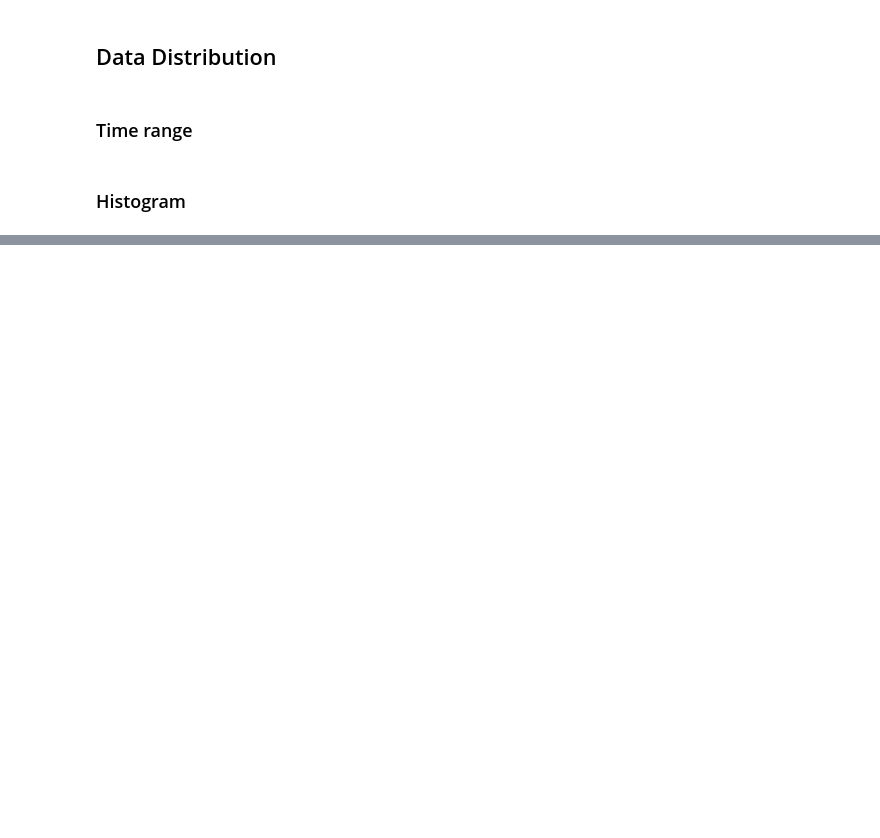
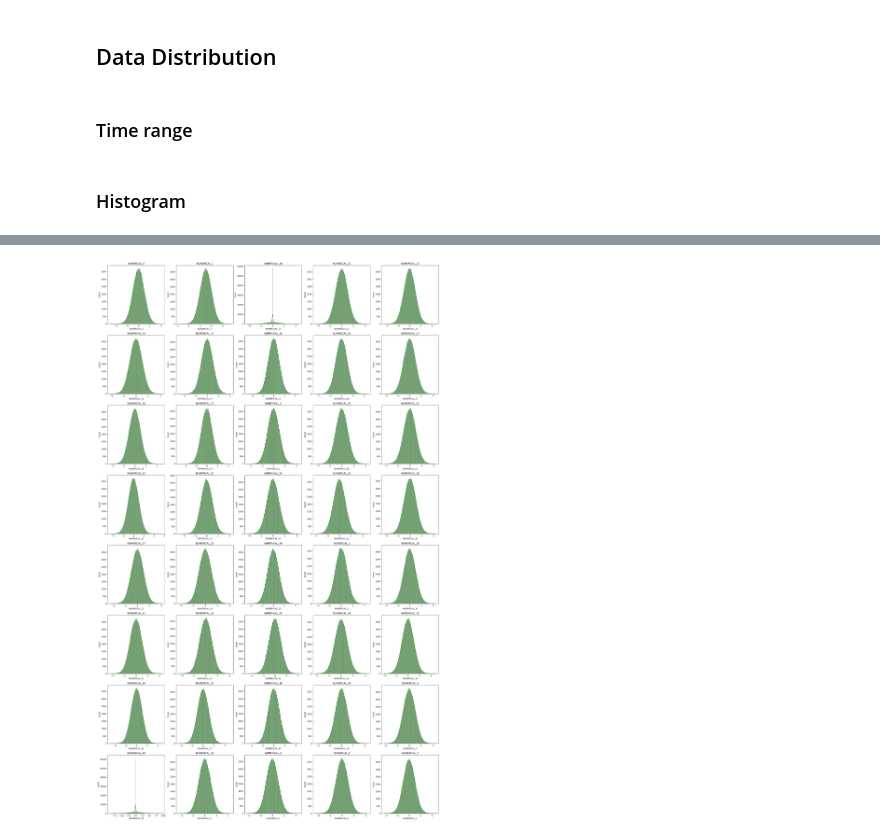
Before and after one commit to duongtruongtrong/hc_ds, a Jupyter notebook: duong_truong_hc_ds_assignment.ipynb, the cells around one changed output, grey strips where cells are left out. Saved outputs shown, nothing was run; the diff lists cells and outputs as text; code cells hidden in the pictures; blank space fills up the shorter version.

Commit message:
distribution plot for numerical

```diff
--- a/duong_truong_hc_ds_assignment.ipynb
+++ b/duong_truong_hc_ds_assignment.ipynb
@@ -158,3 +158,17 @@ import seaborn as sns
 ### Time range
 # %% [markdown]
 ### Histogram
+# %%
+exclude_col_hist = time_col + ['ID_APPLICATION']
+
+
+features =  list(set(df_raw_col).difference(exclude_col_hist))
+
+features.sort()
+
+cat_features = [x for x in features if 'CATEGORICAL' in x]
+num_features = [x for x in features if 'NUMERICAL' in x]
+
+print(features)
+print(cat_features)
+print(num_features)
@@ -160,0 +179,10 @@ import seaborn as sns
+# %%
+fig, axes = plt.subplots(nrows = 8, ncols = 5)    # axes is 2d array (3x3)
+axes = axes.flatten()         # Convert axes to 1d array of length 9
+fig.set_size_inches(30, 50)
+
+for ax, col in zip(axes, num_features):
+  sns.histplot(df_raw[col], ax = ax, color='forestgreen', kde=True)
+  ax.set_title(col)
+# %% [output]
+[figure, added]
```
Also changed, not shown: parts of 1 cell of this notebook.
